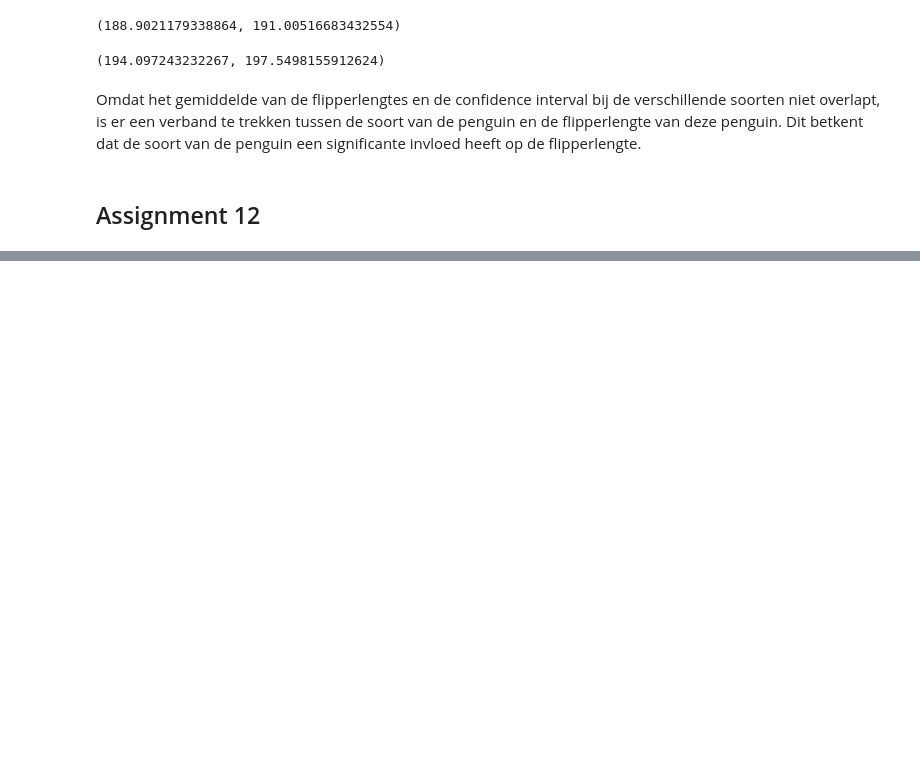
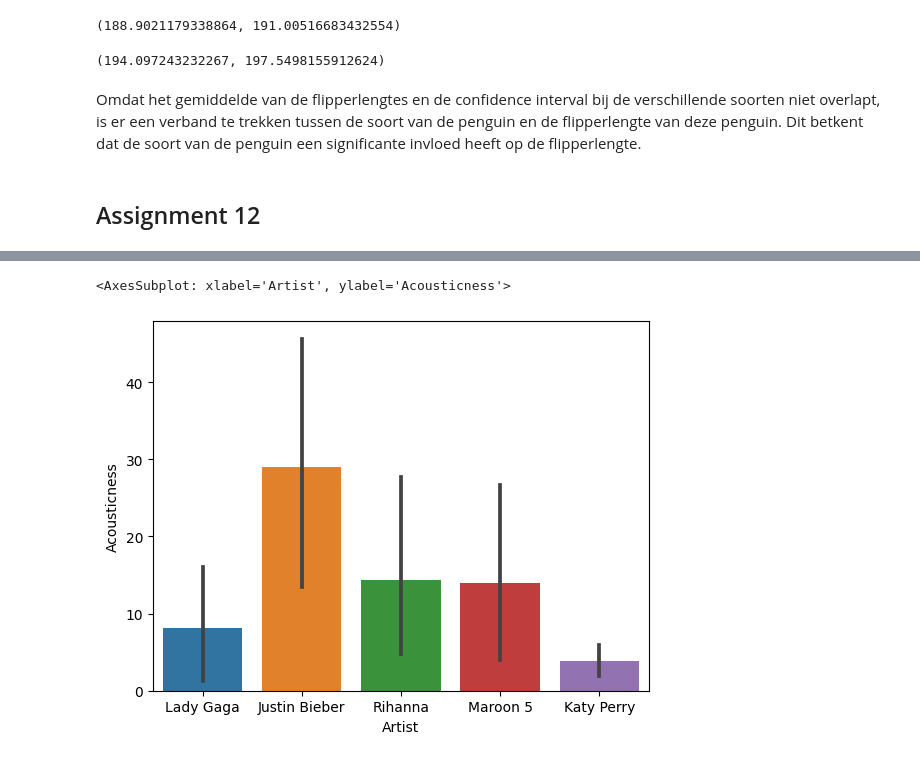
Before and after one commit to Julietvb/Data-science, a Jupyter notebook: Porftolio assignment 11 & 12.ipynb, the cells around one changed output, grey strips where cells are left out. Cells and saved outputs as stored; diff of their text form; code cells hidden in the pictures; blank space fills up the shorter version.

```diff
--- a/Porftolio assignment 11 & 12.ipynb
+++ b/Porftolio assignment 11 & 12.ipynb
@@ -122,0 +213,3 @@ Omdat het gemiddelde van de flipperlengtes en de confidence interval bij de vers
+# %%
+top10Artists = songs[(songs.Artist == 'Katy Perry') | (songs.Artist == 'Justin Bieber') | (songs['Artist'] == 'Rihanna') | (songs['Artist'] == 'Maroon 5') | (songs['Artist'] == 'Lady Gaga') ]
+# | (songs.Artist == 'Bruno Mars') | (songs.Artist == 'Shawn Mendes') | (songs['Artist'] == 'Pitbull') | (songs['Artist'] == 'Ed Sheeran') | (songs['Artist'] == 'The Chainsmokers')
@@ -122,0 +232,5 @@ Omdat het gemiddelde van de flipperlengtes en de confidence interval bij de vers
+# %%
+sns.barplot(y="Acousticness", x="Artist", data=top10Artists)
+# %% [output]
+<AxesSubplot: xlabel='Artist', ylabel='Acousticness'>
+[figure, added]
```
Also changed, not shown: parts of 17 cells of this notebook.
